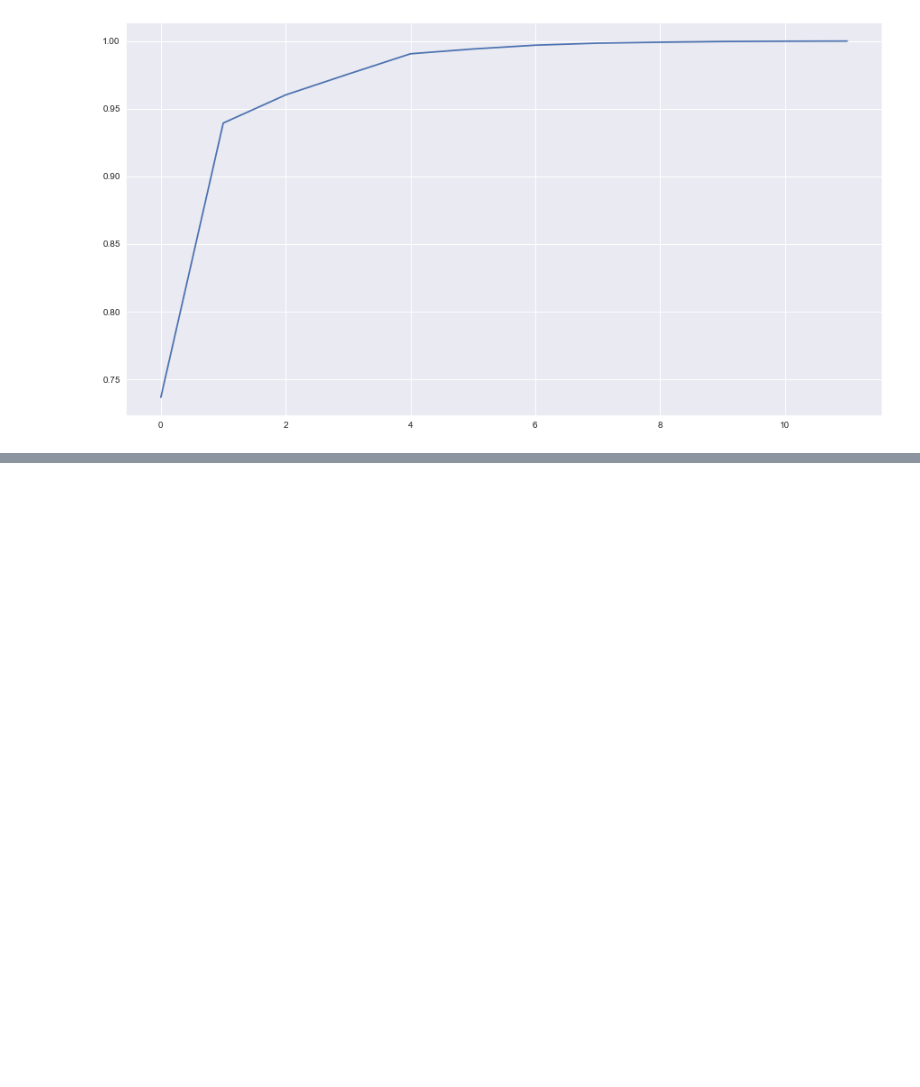
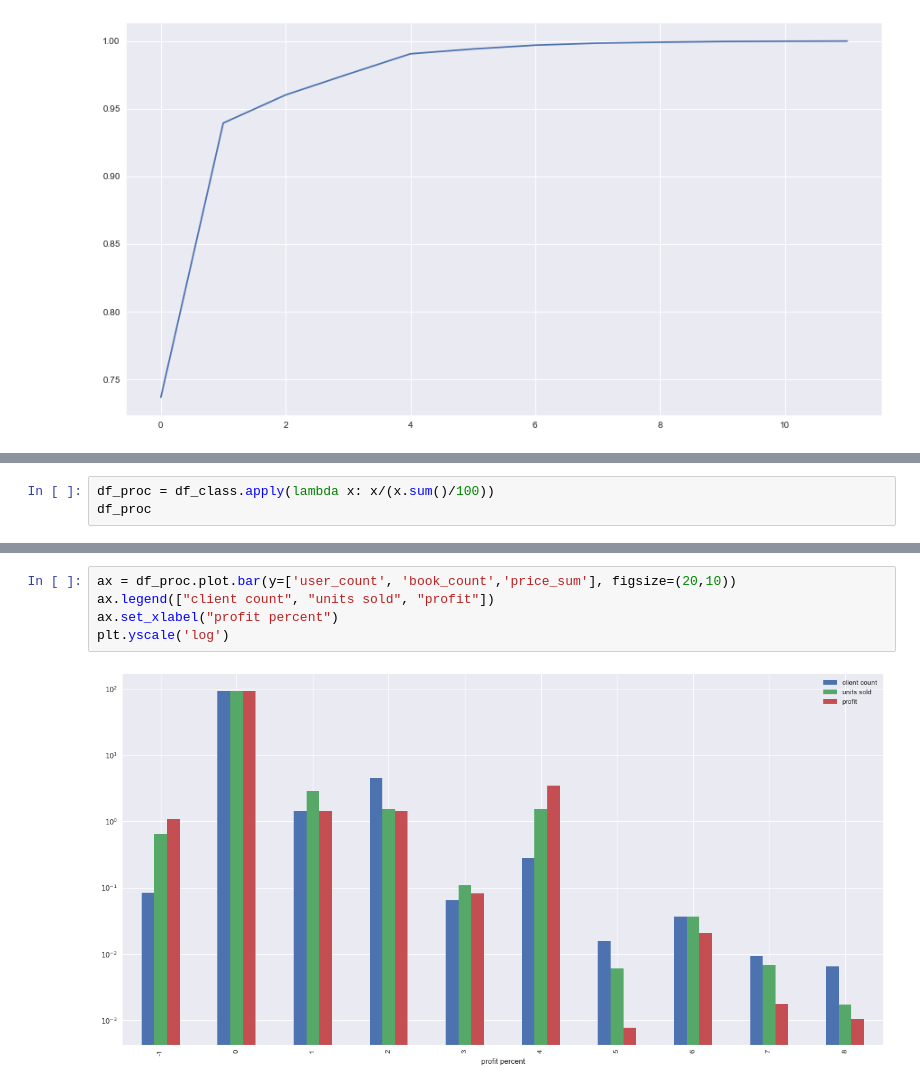
Before and after one commit to erlong15/bigdata_homework, a Jupyter notebook: homework6/homework6_2.ipynb, the cells around one changed output, grey strips where cells are left out. Cells and saved outputs as stored; diff of their text form; blank space fills up the shorter version.

```diff
--- a/homework6/homework6_2.ipynb
+++ b/homework6/homework6_2.ipynb
@@ -155,0 +278,3 @@ plt.show()
+# %%
+df_proc = df_class.apply(lambda x: x/(x.sum()/100))
+df_proc
@@ -155,0 +294,7 @@ plt.show()
+# %%
+ax = df_proc.plot.bar(y=['user_count', 'book_count','price_sum'], figsize=(20,10))
+ax.legend(["client count", "units sold", "profit"])
+ax.set_xlabel("profit percent")
+plt.yscale('log')
+# %% [output]
+[figure, added]
```
Also changed, not shown: parts of 25 cells of this notebook.
